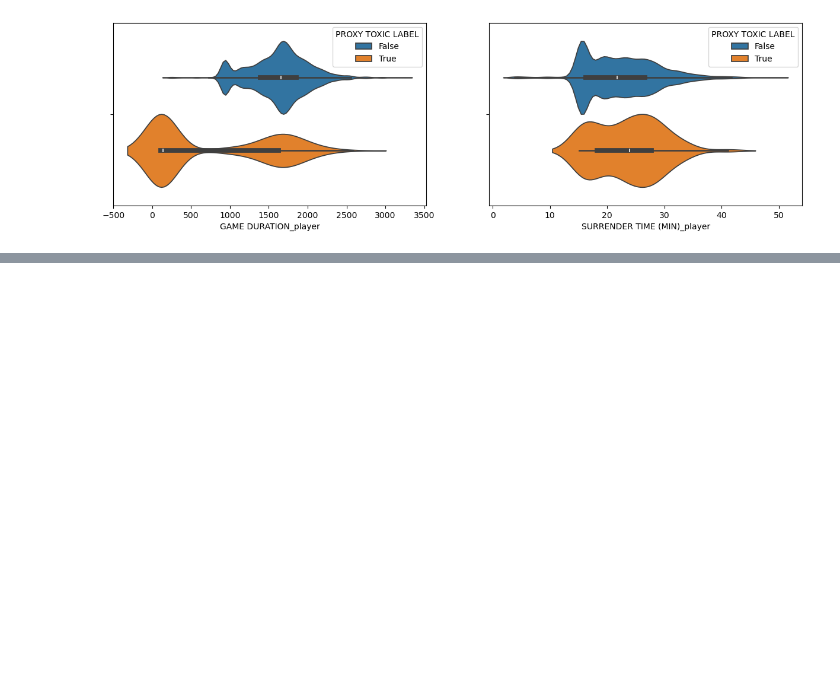
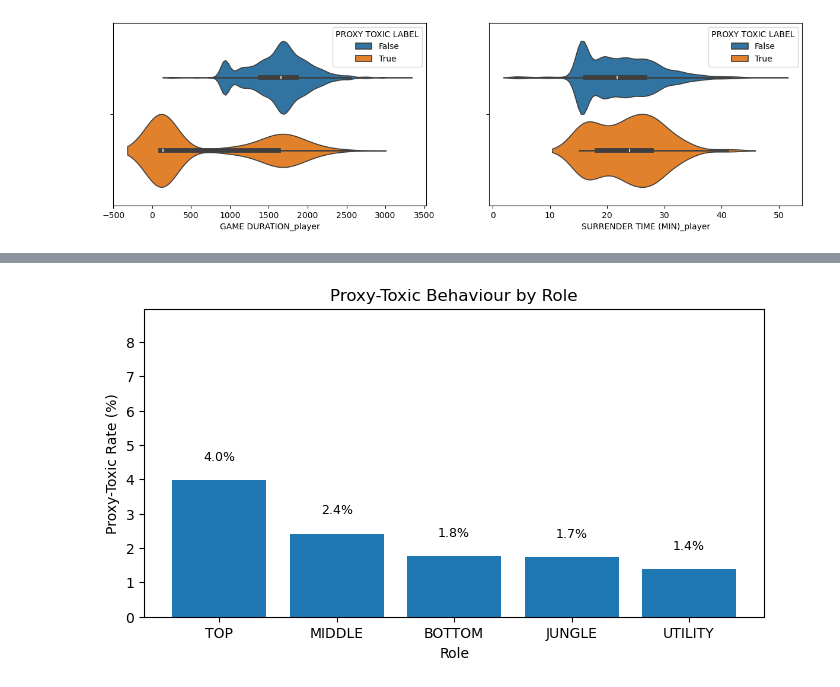
Before and after one commit to lybytes/lol-toxicity-analysis, a Jupyter notebook: ST445_Project_Main v2.ipynb, the cells around one changed output, grey strips where cells are left out. Drawn from its saved outputs; the diff is of its cells as text; code cells hidden in the pictures; blank space fills up the shorter version.

```diff
--- a/ST445_Project_Main v2.ipynb
+++ b/ST445_Project_Main v2.ipynb
@@ -1403,0 +1510,27 @@ plt.tight_layout()
+# %%
+plt.figure(figsize=(8,4))
+
+plt.bar(
+    tox_by_role[role_col],
+    tox_by_role['toxic_rate_pct']
+)
+
+plt.ylabel('Proxy-Toxic Rate (%)')
+plt.xlabel('Role')
+plt.title('Proxy-Toxic Behaviour by Role')
+
+# Annotate bars with percentage values
+for idx, row in tox_by_role.iterrows():
+    plt.text(
+        row[role_col],
+        row['toxic_rate_pct'] + 0.5,
+        f"{row['toxic_rate_pct']:.1f}%",
+        ha='center',
+        va='bottom',
+        fontsize=9
+    )
+
+plt.ylim(0, tox_by_role['toxic_rate_pct'].max() + 5)
+plt.show()
+# %% [output]
+[figure, added]
```
Also changed, not shown: parts of 27 cells of this notebook.
